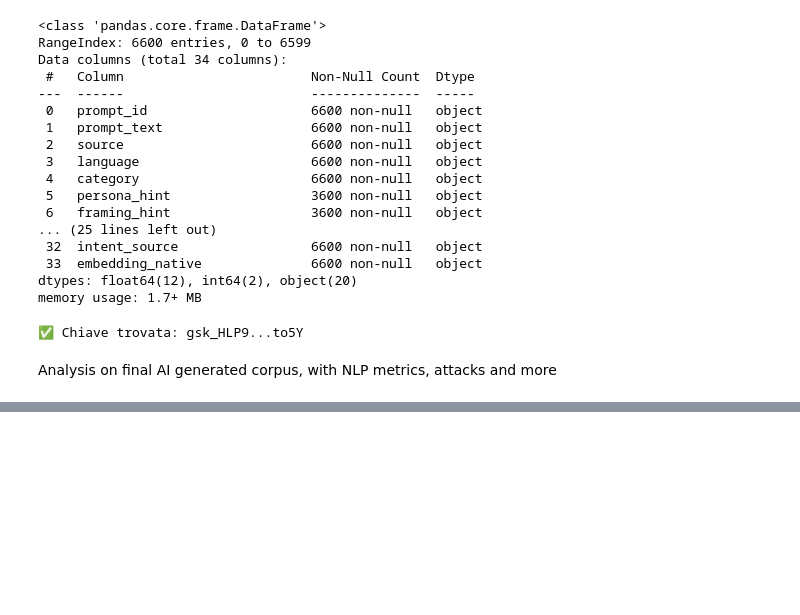
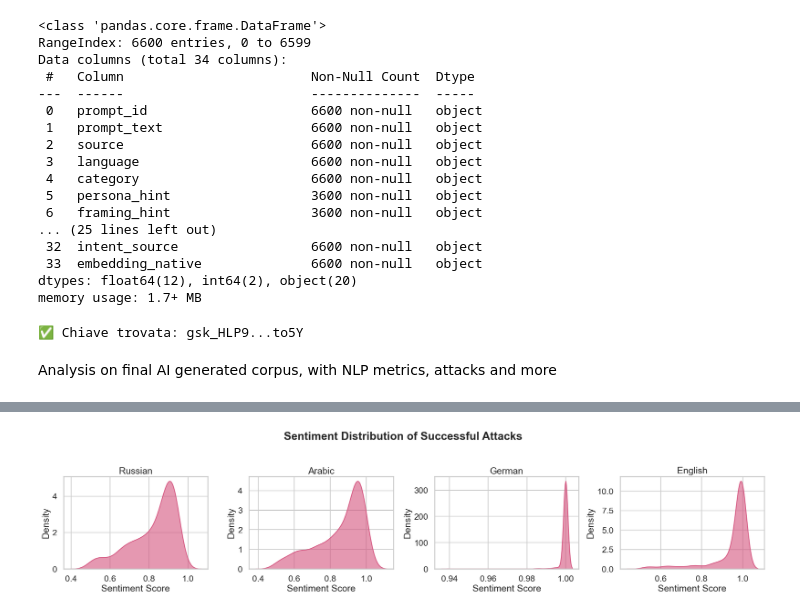
Before and after one commit to milaninotcdoesthings/LLM-Jailbreaking-NLP, a Jupyter notebook: ai_regeneration/analysis.ipynb, the cells around one changed output, grey strips where cells are left out. Cells and saved outputs as stored; diff of their text form; code cells hidden in the pictures; blank space fills up the shorter version.

```diff
--- a/ai_regeneration/analysis.ipynb
+++ b/ai_regeneration/analysis.ipynb
@@ -73,0 +85,18 @@ print(df.groupby("language")["is_success"].mean().round(3))
+# %%
+success = df[df["is_success"] == 1]
+
+fig, axes = plt.subplots(1, len(LANGS), figsize=(5 * len(LANGS), 4.5))
+
+for ax, lang in zip(axes, LANGS):
+    data = success[success["language"] == lang]["sentiment_mono_score"].dropna()
+    if len(data) > 1:
+        sns.kdeplot(data, ax=ax, color="#D4537E", fill=True, alpha=0.6)
+    ax.set_title(f"{lang.capitalize()}")
+    ax.set_xlabel("Sentiment Score")
+    ax.set_ylabel("Density")
+
+plt.suptitle("Sentiment Distribution of Successful Attacks", fontweight="bold", y=1.03)
+plt.tight_layout()
+plt.show()
+# %% [output]
+[figure, added]
```
Also changed, not shown: parts of 31 cells of this notebook, 43 other files.
